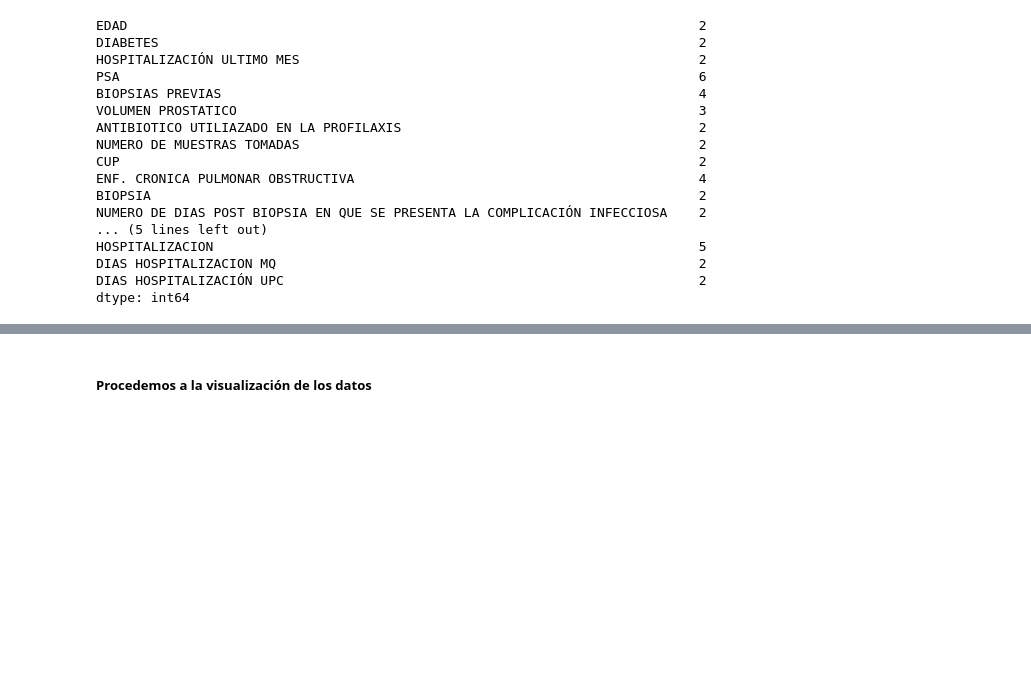
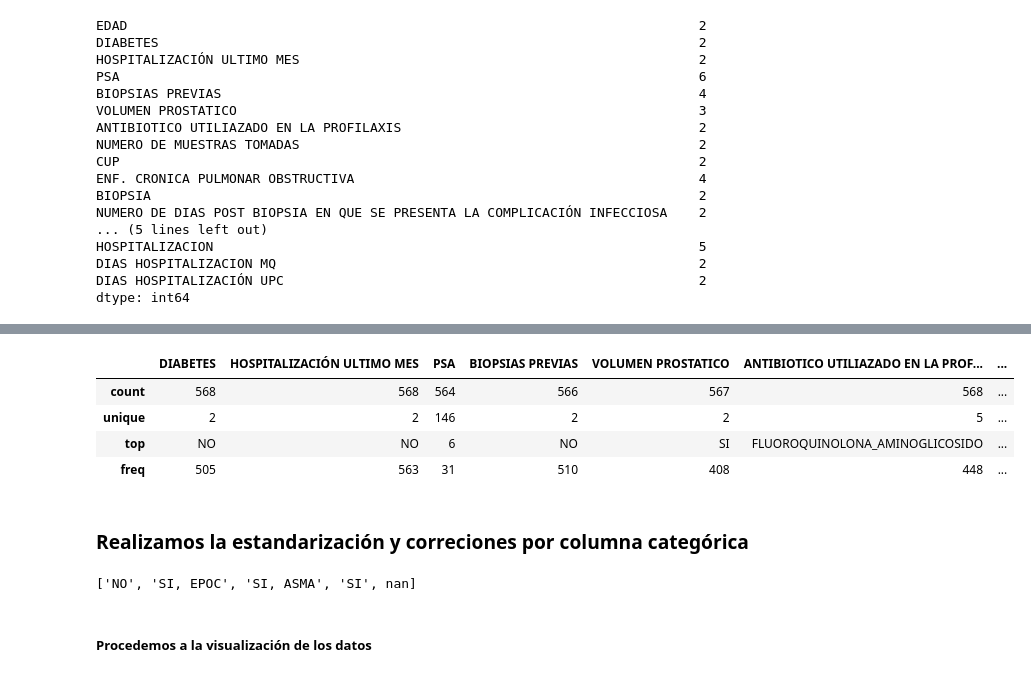
Before and after one commit to SebastianGSVV/Integrador_M6, a Jupyter notebook: Integrador_M6.ipynb, the cells around one changed output, grey strips where cells are left out. Cells and saved outputs as stored; diff of their text form; code cells hidden in the pictures; blank space fills up the shorter version.

```diff
--- a/Integrador_M6.ipynb
+++ b/Integrador_M6.ipynb
@@ -98,0 +104,22 @@ dtype: int64
+# %%
+df.describe(include=['category', 'object'])
+# %% [output]
+|  | DIABETES | HOSPITALIZACIÓN ULTIMO MES | PSA | BIOPSIAS PREVIAS | VOLUMEN PROSTATICO | ANTIBIOTICO UTILIAZADO EN LA PROF... | ... |
+| count | 568 | 568 | 564 | 566 | 567 | 568 | ... |
+| unique | 2 | 2 | 146 | 2 | 2 | 5 | ... |
+| top | NO | NO | 6 | NO | SI | FLUOROQUINOLONA_AMINOGLICOSIDO | ... |
+| freq | 505 | 563 | 31 | 510 | 408 | 448 | ... |
+# %% [markdown]
+### Realizamos la estandarización y correciones por columna categórica
+# %%
+#Diabetes
+#list(df['DIABETES'].unique())
+#list(df['BIOPSIA'].unique())
+#list(df['HOSPITALIZACIÓN ULTIMO MES'].unique())
+#list(df['BIOPSIAS PREVIAS'].unique())
+#list(df['ANTIBIOTICO UTILIZADO EN LA PROFILAXIS'].unique())
+#Están correctas
+
+list(df['ENF. CRONICA PULMONAR OBSTRUCTIVA'].unique())
+# %% [output]
+['NO', 'SI, EPOC', 'SI, ASMA', 'SI', nan]
```
Also changed, not shown: parts of 6 cells of this notebook.
